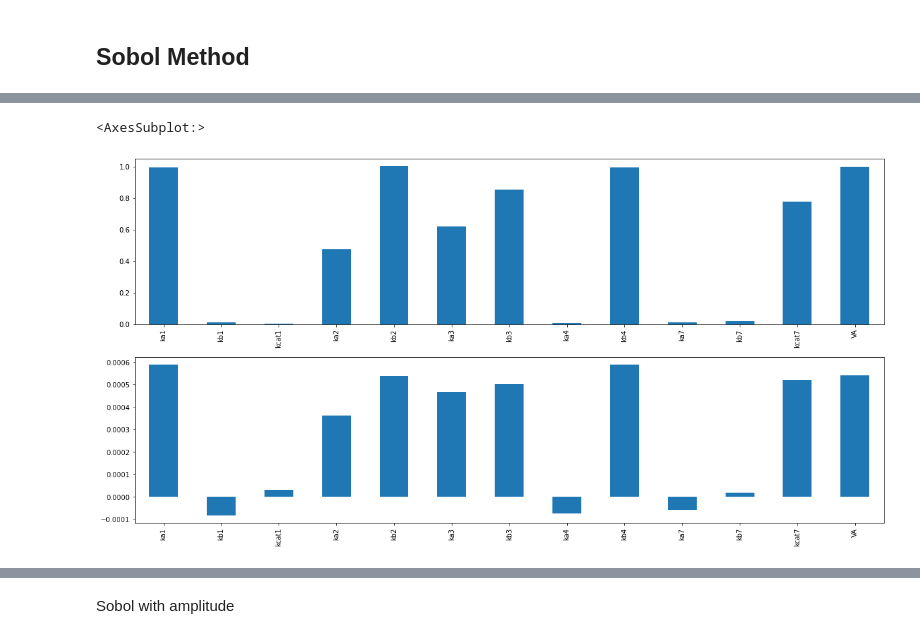
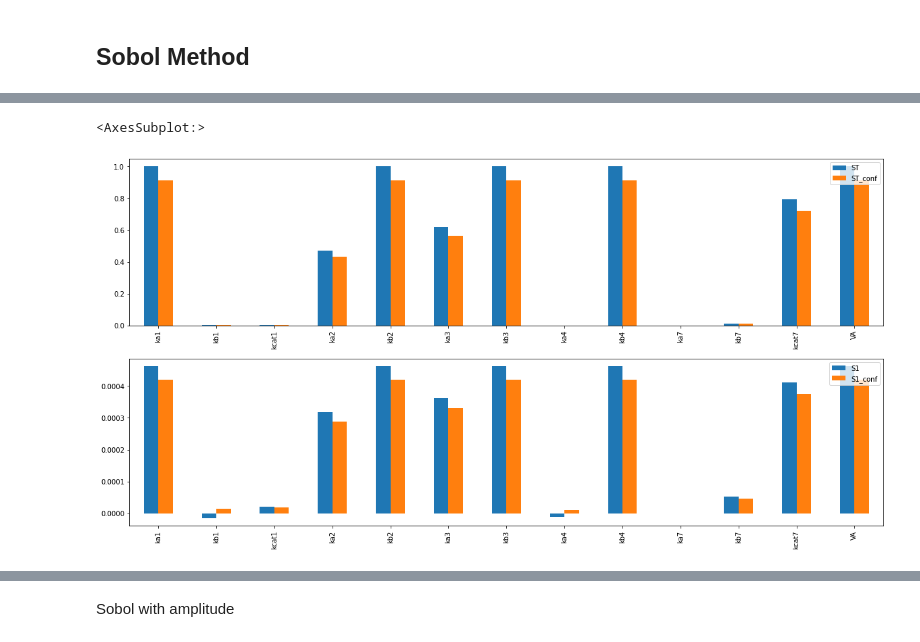
Before and after one commit to jonathanfischer97/Oscillator, a Jupyter notebook: Python/2022_simple_system/2d_troubleshooting/PEPE/8-16-22/AllLpGA.ipynb, the cells around one changed output, grey strips where cells are left out. Drawn from its saved outputs; the diff is of its cells as text; code cells hidden in the pictures.

Commit message:
New sobol functions and SSA

```diff
--- a/Python/2022_simple_system/2d_troubleshooting/PEPE/8-16-22/AllLpGA.ipynb
+++ b/Python/2022_simple_system/2d_troubleshooting/PEPE/8-16-22/AllLpGA.ipynb
@@ -1966,16 +1833,17 @@ problem = {
     'num_vars': 13,
     'names': ["ka1", "kb1", "kcat1", "ka2", "kb2", "ka3", "kb3", "ka4","kb4","ka7","kb7","kcat7",'VA'],
     #'groups': ['1','2','3','4','5','6','7','8','9','10','11','12','13','14','15','16','17'],
-    'bounds': [[1e-3,1],[0,100],[0,500],[1e-3,1],[0,1000],[1e-3,1e2],[0,500],[1e-3,1],[0,100],[1e-3,1],[0,1000],[0,200],
-                [0.5,1.5]]
+    'bounds': [[0,100],[0,1000],[0,500],[0,100],[0,1000],[0,100],[0,1000],[0,100],[0,1000],[0,100],[0,1000],[0,1000],[0,2]]
 }
 
 
-saltelli_samples = saltelli.sample(problem, 1024)
+saltelli_samples = saltelli.sample(problem, 2**15)
+# %%
+model = Oscillator(parameter_values, np.array(["ka1", "kb1", "kcat1", "ka2", "kb2", "ka3", "kb3", "ka4","kb4","ka7","kb7","kcat7",'VA']), np.array([0,9,0.6,0.8,0,2.7,0,0,0,0,0,0]), mode=1)
 # %%
 Y = np.zeros([saltelli_samples.shape[0]])
 
 for i,X in enumerate(saltelli_samples):
     Y[i] = model.eval(X)[0]
 
-Si = sobol.analyze(problem, Y, print_to_console=True), #parallel=True,n_processors=16)
+Si = sobol.analyze(problem, Y, print_to_console=True, parallel=True, n_processors=36)
@@ -2000,7 +1849,0 @@ kb7   NaN      0.0
-# %%
-plt.rcParams['figure.figsize'] = [40,10]
-#%config InlineBackend.figure_format='retina'
-
-ax1,ax2,ax3 = Si.plot()
-
-#fig, (ax1,ax2,ax3) = plt.subplots(1,3,figsize=(10,10))
@@ -2029,8 +1870,8 @@ total_Si
 # %%
 fig, axes = plt.subplots(2,1, figsize=(20,10))
-total_Si['ST'].plot.bar(ax=axes[0])
-first_Si['S1'].plot.bar(ax=axes[1])
+total_Si.plot.bar(ax=axes[0])
+first_Si.plot.bar(ax=axes[1])
 #second_Si.plot.bar(ax=axes[0,1])
 # %% [output]
 <AxesSubplot:>
-[figure, old version]
+[figure, new version]
```
Also changed, not shown: parts of 15 cells of this notebook.
